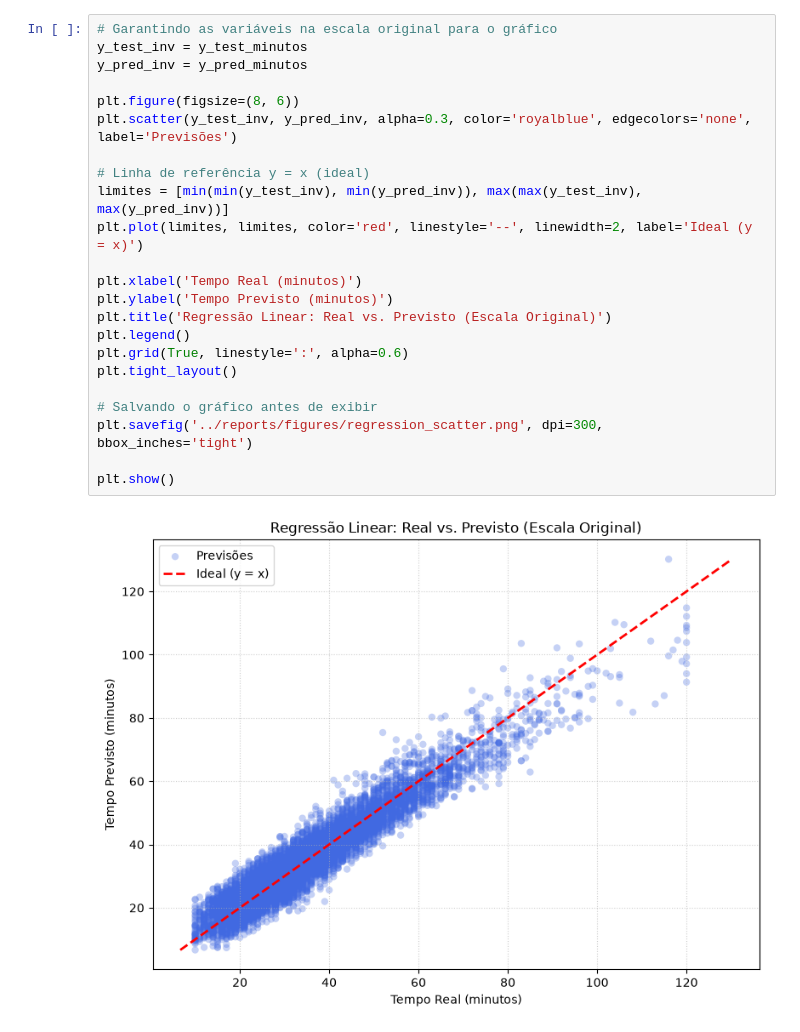
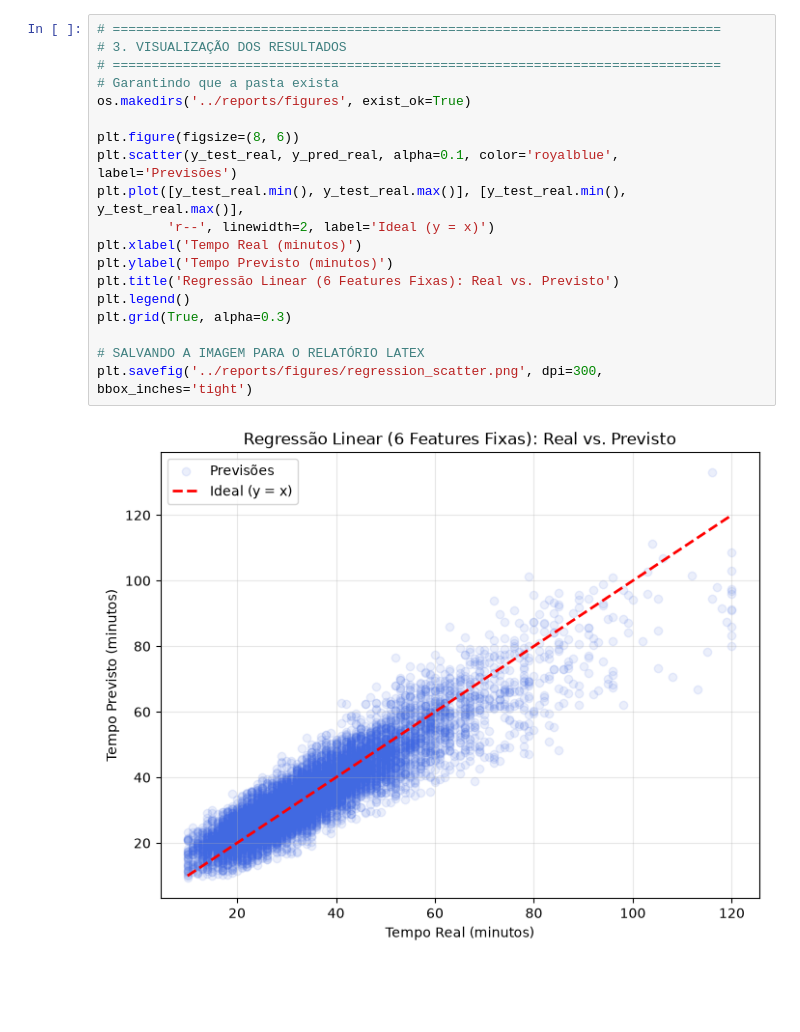
Before and after one commit to Felipe-edu34/food-delivery-eta-analysis-ml, a Jupyter notebook: notebooks/03_regression_analysis.ipynb, the cells around one changed output. Saved outputs shown, nothing was run; the diff lists cells and outputs as text; blank space fills up the shorter version.

```diff
--- a/notebooks/03_regression_analysis.ipynb
+++ b/notebooks/03_regression_analysis.ipynb
@@ -83,25 +114,21 @@ Top fatores que mais influenciam o tempo de entrega:
 # %%
-# Garantindo as variáveis na escala original para o gráfico
-y_test_inv = y_test_minutos
-y_pred_inv = y_pred_minutos
+# ==============================================================================
+# 3. VISUALIZAÇÃO DOS RESULTADOS
+# ==============================================================================
+# Garantindo que a pasta exista
+os.makedirs('../reports/figures', exist_ok=True)
 
 plt.figure(figsize=(8, 6))
-plt.scatter(y_test_inv, y_pred_inv, alpha=0.3, color='royalblue', edgecolors='none', label='Previsões')
-
-# Linha de referência y = x (ideal)
-limites = [min(min(y_test_inv), min(y_pred_inv)), max(max(y_test_inv), max(y_pred_inv))]
-plt.plot(limites, limites, color='red', linestyle='--', linewidth=2, label='Ideal (y = x)')
-
+plt.scatter(y_test_real, y_pred_real, alpha=0.1, color='royalblue', label='Previsões')
+plt.plot([y_test_real.min(), y_test_real.max()], [y_test_real.min(), y_test_real.max()],
+         'r--', linewidth=2, label='Ideal (y = x)')
 plt.xlabel('Tempo Real (minutos)')
 plt.ylabel('Tempo Previsto (minutos)')
-plt.title('Regressão Linear: Real vs. Previsto (Escala Original)')
+plt.title('Regressão Linear (6 Features Fixas): Real vs. Previsto')
 plt.legend()
-plt.grid(True, linestyle=':', alpha=0.6)
-plt.tight_layout()
+plt.grid(True, alpha=0.3)
 
-# Salvando o gráfico antes de exibir
+# SALVANDO A IMAGEM PARA O RELATÓRIO LATEX
 plt.savefig('../reports/figures/regression_scatter.png', dpi=300, bbox_inches='tight')
-
-plt.show()
 # %% [output]
-[figure, old version]
+[figure, new version]
```
Also changed, not shown: parts of 10 cells of this notebook, 3 other files.
